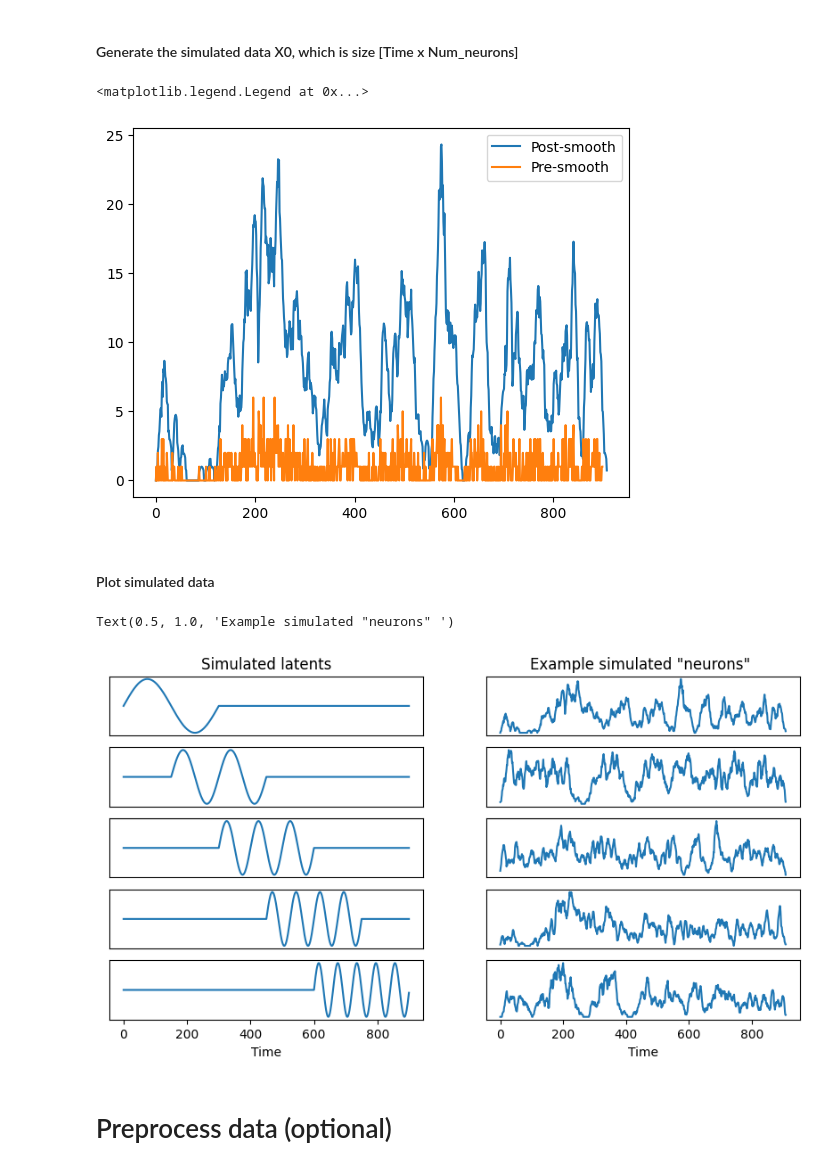
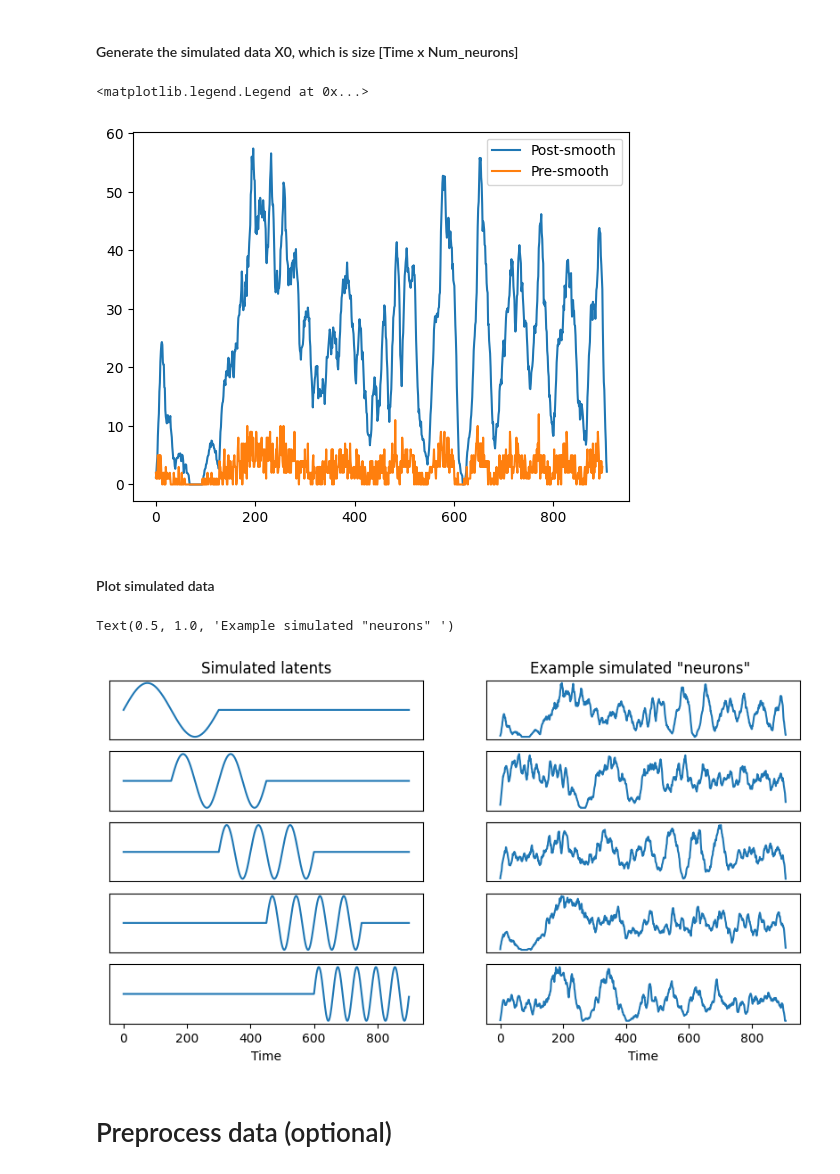
Before and after one commit to dyu222/sca, a Jupyter notebook: notebooks/Derek_4pop.ipynb, the cells around one changed output. Saved outputs shown, nothing was run; the diff lists cells and outputs as text; code cells hidden in the pictures.

```diff
--- a/notebooks/Derek_4pop.ipynb
+++ b/notebooks/Derek_4pop.ipynb
@@ -55,7 +56,7 @@ T=900           # Time
 N=50            # Number of neurons
 R_sim=5         # Number of latent dimensions
 dts=0.01        # Firing rate will initially be in seconds -> this converts to spikes per 10 ms
-avg_fr=100      # The desired average firing rate in spikes / second
+avg_fr=300      # The desired average firing rate in spikes / second
 std=5           # Stddev of Gaussian used to smooth spike counts - units are dts*seconds
 
 #Create low dimensional space
@@ -75,34 +76,34 @@ V_tmp=orth(npr.randn(R_sim,N).T).T
 
 # Project latents up into firing-rate space (num_spikes per second)
 X_fr = Z @ V_tmp
 
 # We can't have negative firing rates
 X_fr -= X_fr.min(axis=0)
 
 # Scale firing rates s.t. we get desired average firing rate across all "neurons"
 X_fr *= avg_fr/X_fr.mean()
 
 # Convert firing rates to spike counts drawn from a Poisson
 X_spikes = npr.poisson(X_fr * dts)
 
 # Make Gaussian kernel for smoothing the spike counts
 gaussian = Gaussian(sig=std)
 
 # Smooth spike counts w.r.t. time
 X_smoothed = []
 for x in X_spikes.T:
     X_smoothed.append(np.convolve(x, gaussian, mode="full"))
 X_smoothed = np.stack(X_smoothed).T
 
 # Plot example neuron before and after smoothing
 plt.plot(X_smoothed[:,0], label='Post-smooth')
 plt.plot(X_spikes[:,0], label='Pre-smooth')
 plt.legend()
 # plt.show()
 # plt.clf()
 # %% [output]
 <matplotlib.legend.Legend at 0x...>
-[figure, old version]
+[figure, new version]
 # %% [markdown]
 #### Plot simulated data
 # %%
@@ -140,7 +141,7 @@ plt.subplot(R_sim,2,2)
 plt.title('Example simulated "neurons" ')
 # %% [output]
 Text(0.5, 1.0, 'Example simulated "neurons" ')
-[figure, old version]
+[figure, new version]
 # %% [markdown]
 # Preprocess data (optional)
 # %% [markdown]
```
Also changed, not shown: parts of 13 cells of this notebook, 2 other files.
